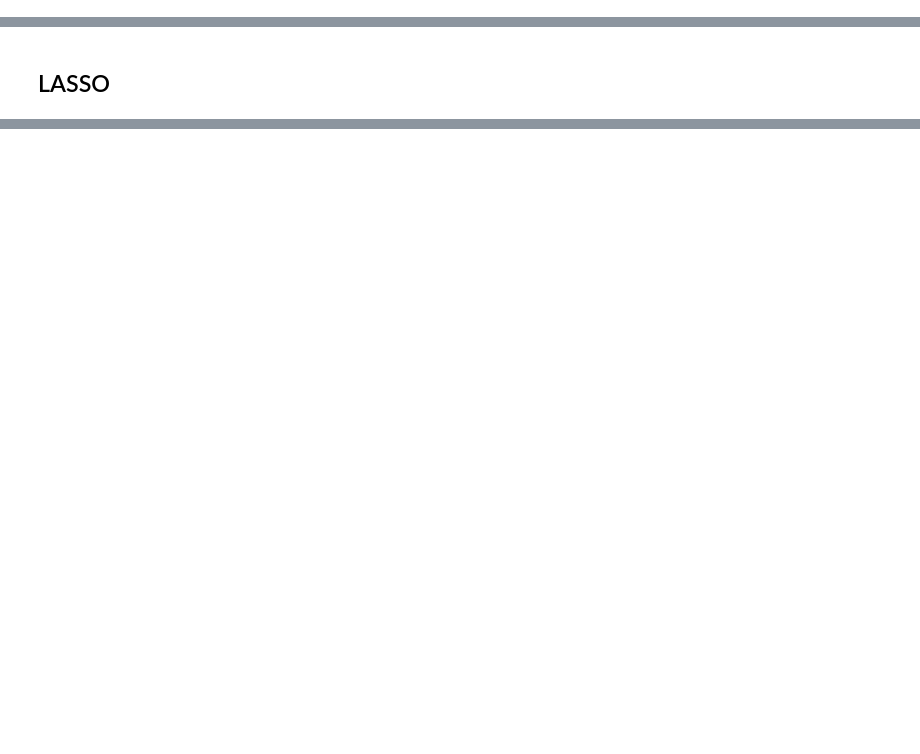
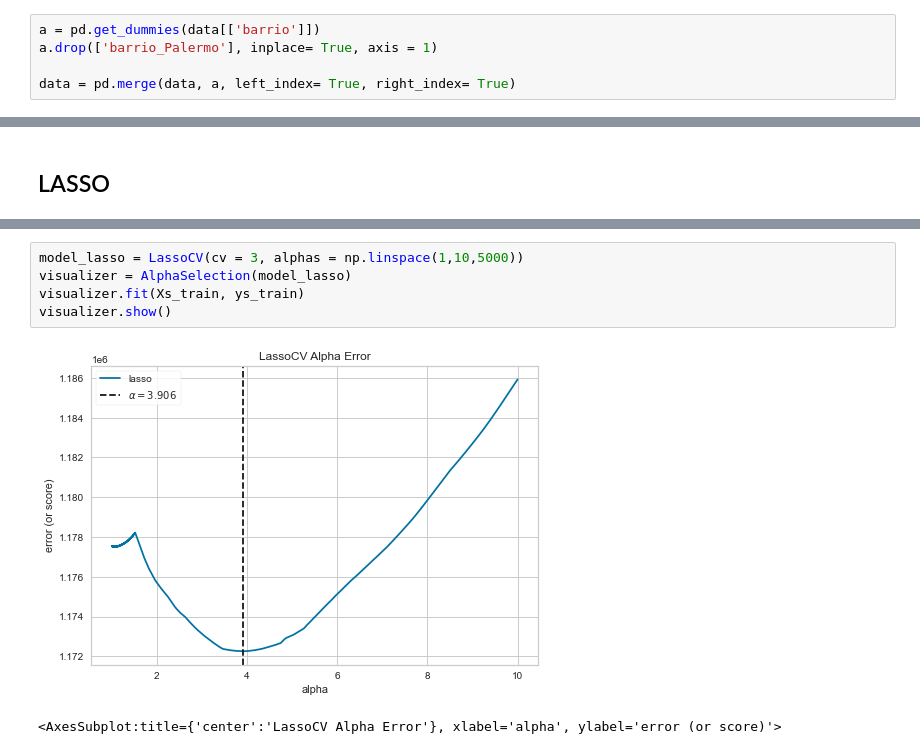
Before and after one commit to franfasan1/DG_G8_desfio2, a Jupyter notebook: notebook_desafio.ipynb, the cells around one changed output, grey strips where cells are left out. Cells and saved outputs as stored; diff of their text form; blank space fills up the shorter version.

```diff
--- a/notebook_desafio.ipynb
+++ b/notebook_desafio.ipynb
@@ -92,5 +72,10 @@ a.drop(['tipo_prop_apartment', 'barrio_Belgrano'], inplace= True, axis = 1)
 
 data = pd.merge(data, a, left_index= True, right_index= True)
+# %%
+a = pd.get_dummies(data[['barrio']])
+a.drop(['barrio_Palermo'], inplace= True, axis = 1)
+
+data = pd.merge(data, a, left_index= True, right_index= True)
 # %%
 data.drop(['barrio', 'tipo_prop'], axis = 1, inplace= True)
 # %%
@@ -192 +196,9 @@ X_train, X_test, y_train, y_test = train_test_split(X, y, shuffle = True)
+# %%
+model_lasso = LassoCV(cv = 3, alphas = np.linspace(1,10,5000))
+visualizer = AlphaSelection(model_lasso)
+visualizer.fit(Xs_train, ys_train)
+visualizer.show()
+# %% [output]
+[figure, added]
+<AxesSubplot:title={'center':'LassoCV Alpha Error'}, xlabel='alpha', ylabel='error (or score)'>
 # %%
```
Also changed, not shown: parts of 32 cells of this notebook.
